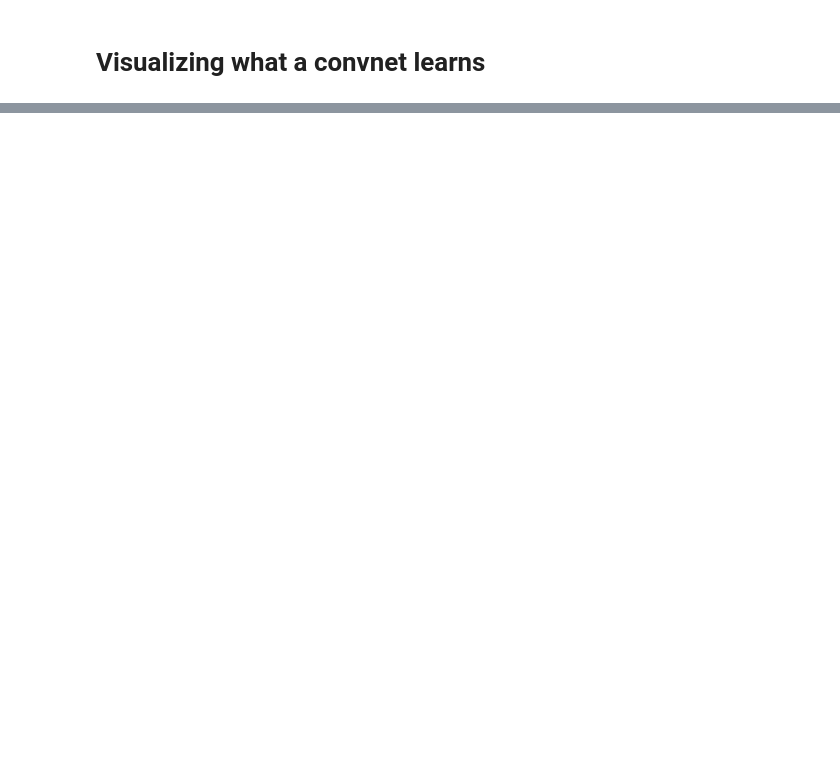
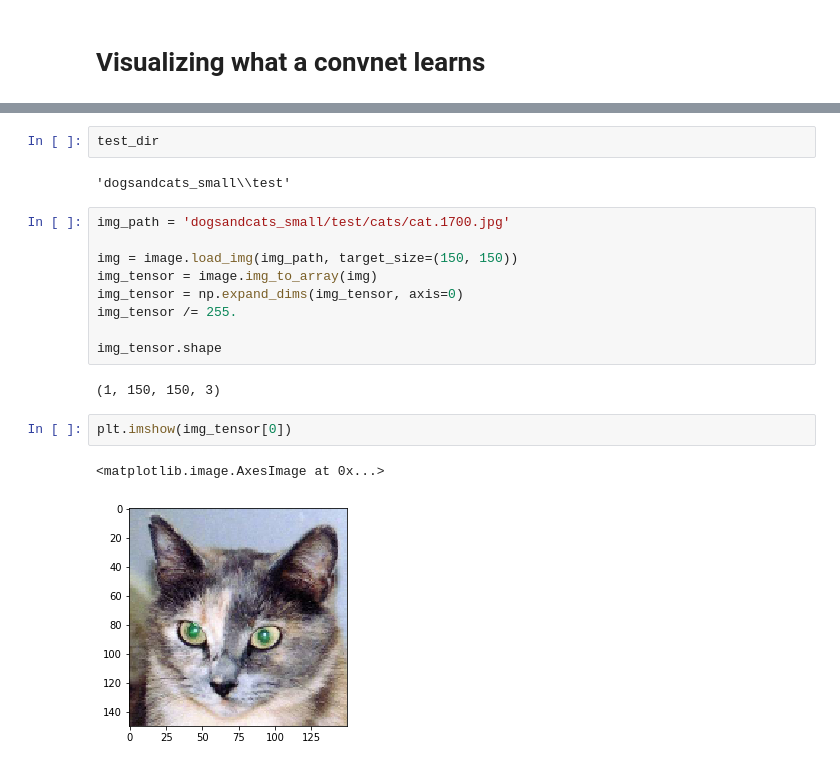
Before and after one commit to aenfield/DeepLearningWithPython, a Jupyter notebook: Conv.ipynb, the cells around one changed output, grey strips where cells are left out. Saved outputs shown, nothing was run; the diff lists cells and outputs as text; blank space fills up the shorter version.

```diff
--- a/Conv.ipynb
+++ b/Conv.ipynb
@@ -901,0 +931,20 @@ Found 1000 images belonging to 2 classes.
+# %%
+test_dir
+# %% [output]
+'dogsandcats_small\\test'
+# %%
+img_path = 'dogsandcats_small/test/cats/cat.1700.jpg'
+
+img = image.load_img(img_path, target_size=(150, 150))
+img_tensor = image.img_to_array(img)
+img_tensor = np.expand_dims(img_tensor, axis=0)
+img_tensor /= 255.
+
+img_tensor.shape
+# %% [output]
+(1, 150, 150, 3)
+# %%
+plt.imshow(img_tensor[0])
+# %% [output]
+<matplotlib.image.AxesImage at 0x...>
+[figure, added]
```
Also changed, not shown: parts of 7 cells of this notebook.
